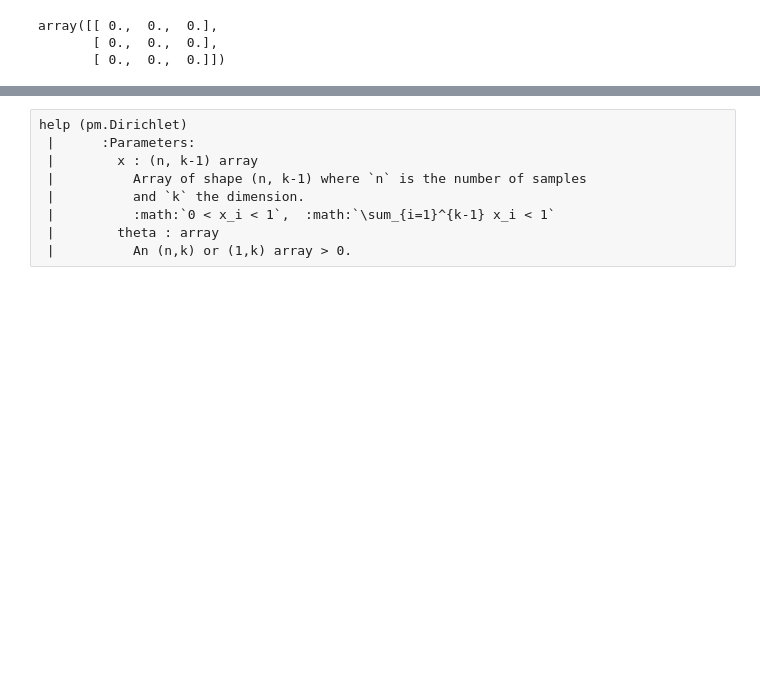
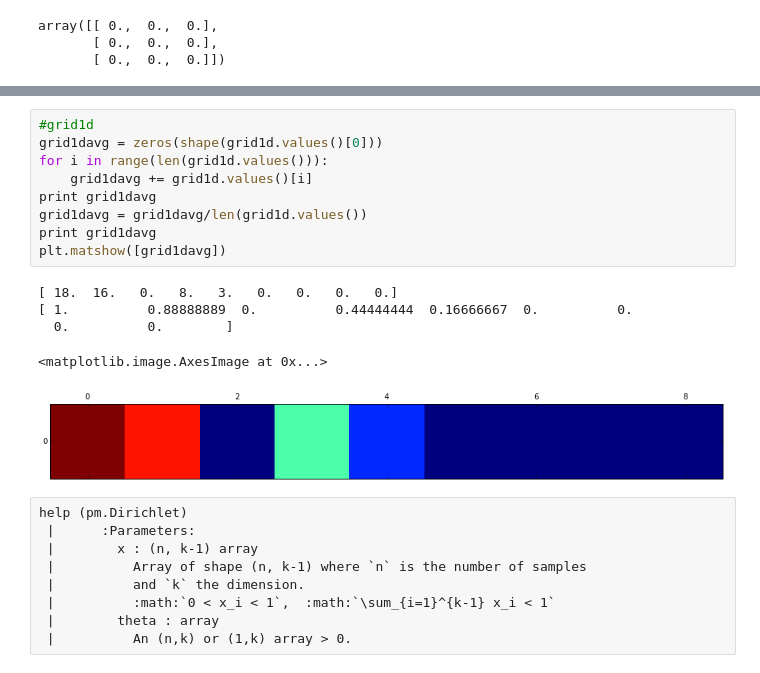
Before and after one commit to nikisix/kcData, a Jupyter notebook: 311/distributions.ipynb, the cells around one changed output, grey strips where cells are left out. Cells and saved outputs as stored; diff of their text form; blank space fills up the shorter version.

```diff
--- a/311/distributions.ipynb
+++ b/311/distributions.ipynb
@@ -244,3 +228,18 @@ grid1d
+# %%
+#grid1d
+grid1davg = zeros(shape(grid1d.values()[0]))
+for i in range(len(grid1d.values())):
+    grid1davg += grid1d.values()[i]
+print grid1davg
+grid1davg = grid1davg/len(grid1d.values())
+print grid1davg
+plt.matshow([grid1davg])
+# %% [output]
+[ 18.  16.   0.   8.   3.   0.   0.   0.   0.]
+[ 1.          0.88888889  0.          0.44444444  0.16666667  0.          0.
+  0.          0.        ]
+<matplotlib.image.AxesImage at 0x...>
+[figure, added]
 # %% [raw]
 help (pm.Dirichlet)
  |      :Parameters:
```
Also changed, not shown: parts of 32 cells of this notebook, 3 other files.
